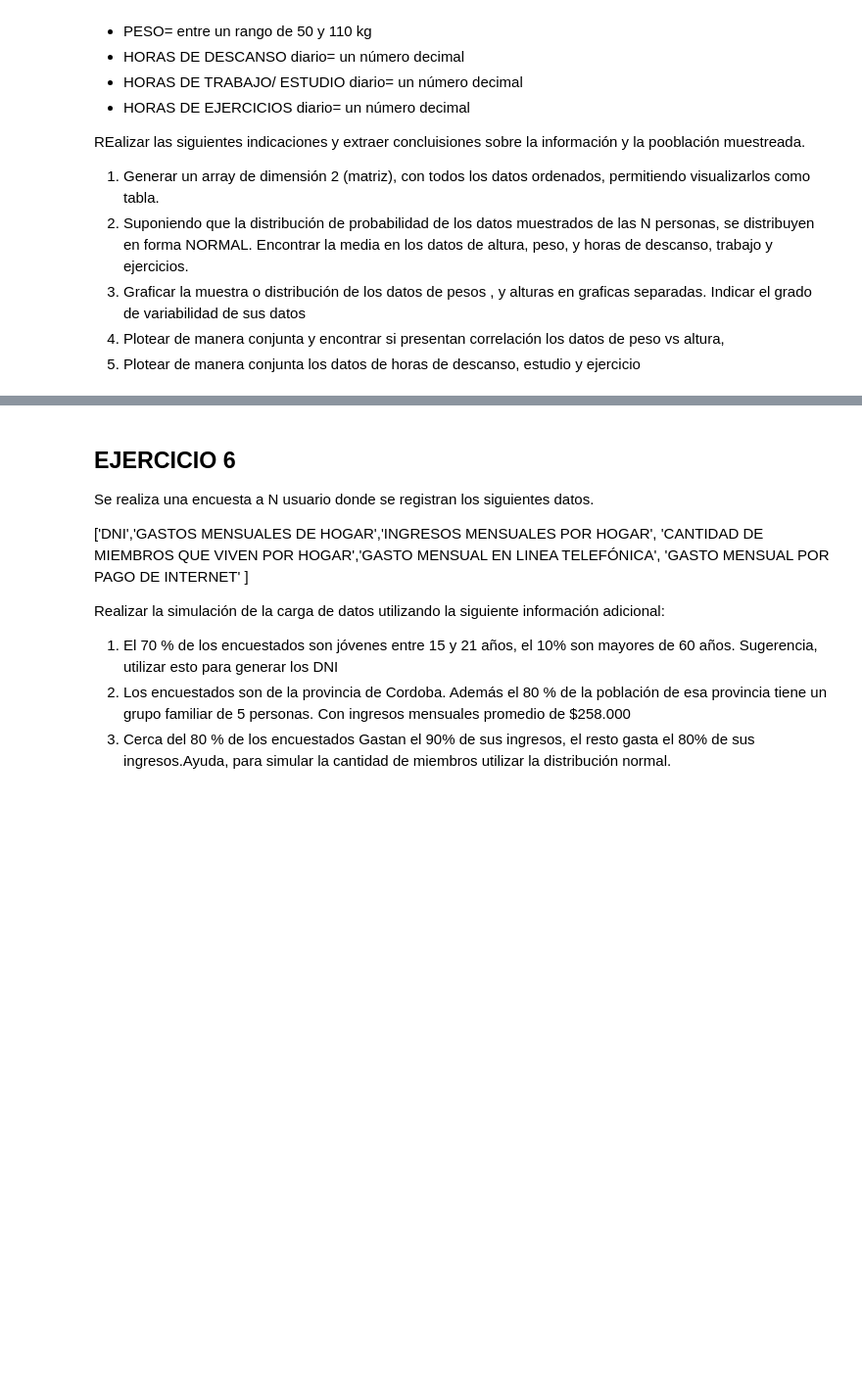
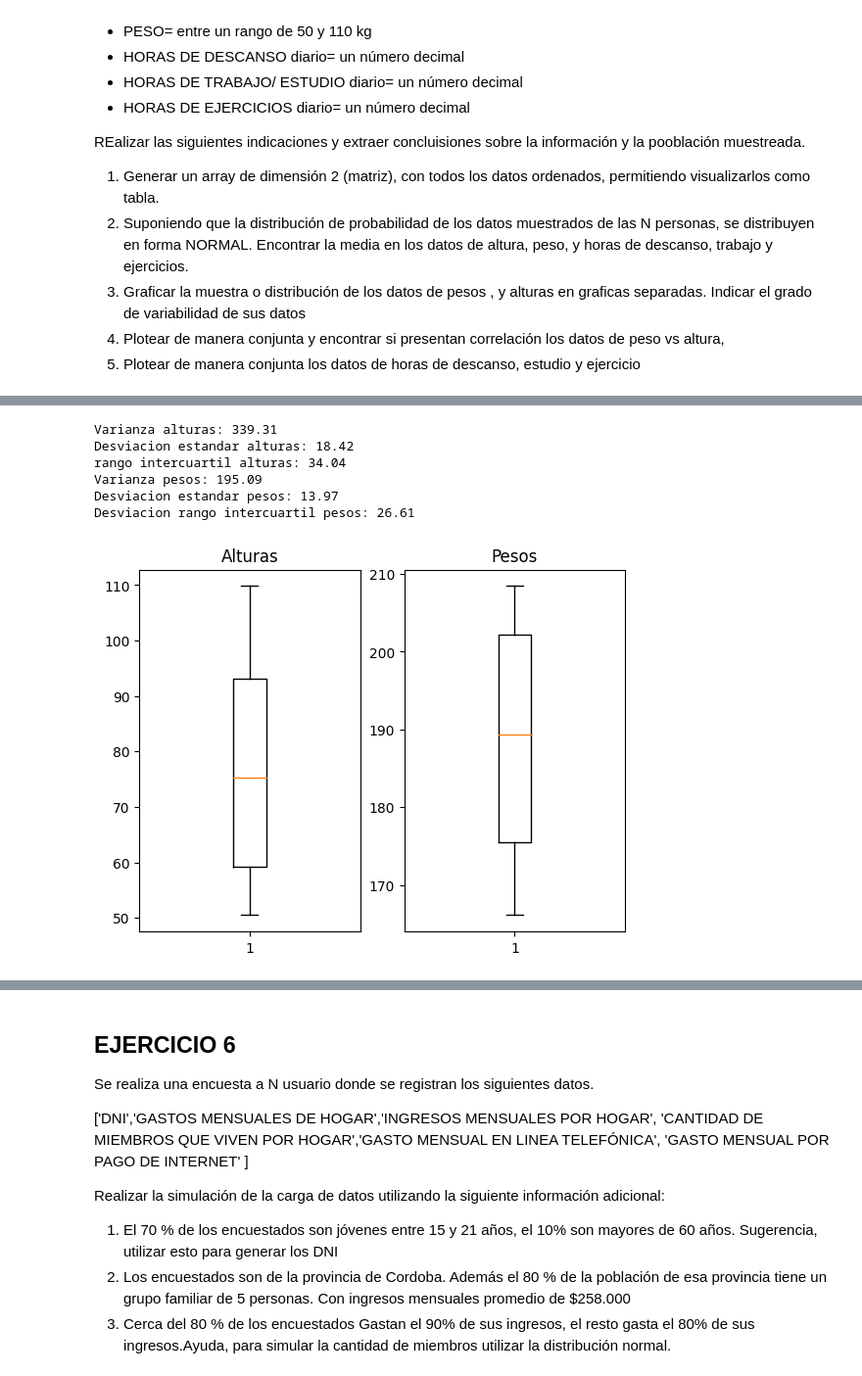
Before and after one commit to cristiandevar/PythonML, a Jupyter notebook: TPN3/PRACTICO3.ipynb, the cells around one changed output, grey strips where cells are left out. Shown at 98% size. Drawn from its saved outputs; the diff is of its cells as text; code cells hidden in the pictures; blank space fills up the shorter version.

```diff
--- a/TPN3/PRACTICO3.ipynb
+++ b/TPN3/PRACTICO3.ipynb
@@ -470,0 +555,50 @@ Media de Hs de Ejercicios: 6.009003497419262
+# %%
+# Grado de variabilidad de los datos
+# Calculamos la varianza y la desviacion estandar
+
+varianza_alturas = np.var(df['Alturas'])
+varianza_pesos = np.var(df['Pesos'])
+
+desviacion_alturas = np.std(df['Alturas'])
+desviacion_pesos = np.std(df['Pesos'])
+
+q3_alturas = np.quantile(df['Alturas'],.75)
+q1_alturas = np.quantile(df['Alturas'],.25)
+rango_intercuartil_alturas = q3_alturas - q1_alturas
+
+q3_pesos = np.quantile(df['Pesos'],.75)
+q1_pesos = np.quantile(df['Pesos'],.25)
+rango_intercuartil_pesos = q3_pesos - q1_pesos
+
+# Con todas estas medidas de dispersion podremos indicar el grado de variabilidad
+
+print(f'Varianza alturas: {round(varianza_alturas, 2)}')
+print(f'Desviacion estandar alturas: {round(desviacion_alturas, 2)}')
+print(f'rango intercuartil alturas: {round(rango_intercuartil_alturas, 2)}')
+
+
+
+print(f'Varianza pesos: {round(varianza_pesos, 2)}')
+print(f'Desviacion estandar pesos: {round(desviacion_pesos, 2)}')
+print(f'Desviacion rango intercuartil pesos: {round(rango_intercuartil_pesos, 2)}')
+# %% [output]
+Varianza alturas: 339.31
+Desviacion estandar alturas: 18.42
+rango intercuartil alturas: 34.04
+Varianza pesos: 195.09
+Desviacion estandar pesos: 13.97
+Desviacion rango intercuartil pesos: 26.61
+# %%
+# de manera adicional graficamos un diagrama de cajas para visualizar como varian los datos
+
+plt.subplot(1,2,1)
+plt.boxplot(df['Alturas'].astype(float))
+plt.title('Alturas')
+
+
+plt.subplot(1,2,2)
+plt.boxplot(df['Pesos'].astype(float))
+plt.title('Pesos')
+plt.show()
+# %% [output]
+[figure, added]
```
Also changed, not shown: parts of 10 cells of this notebook, 2 other files.
